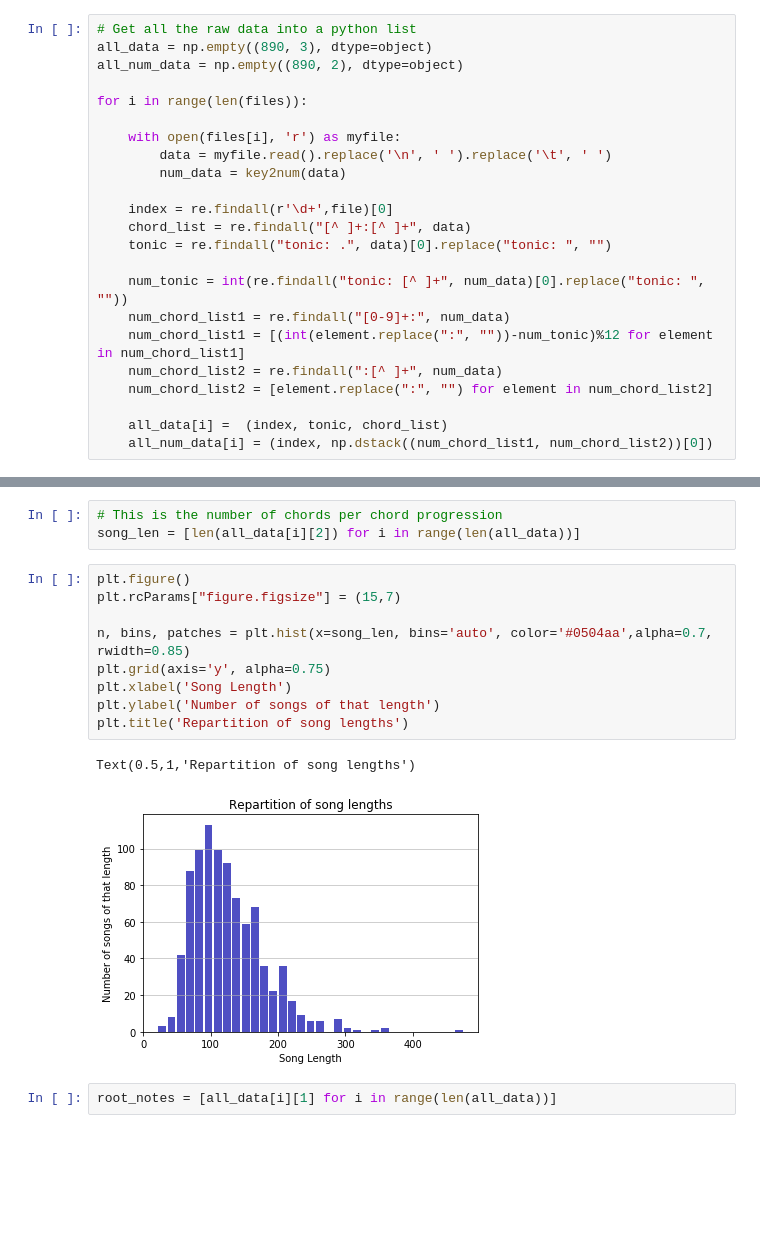
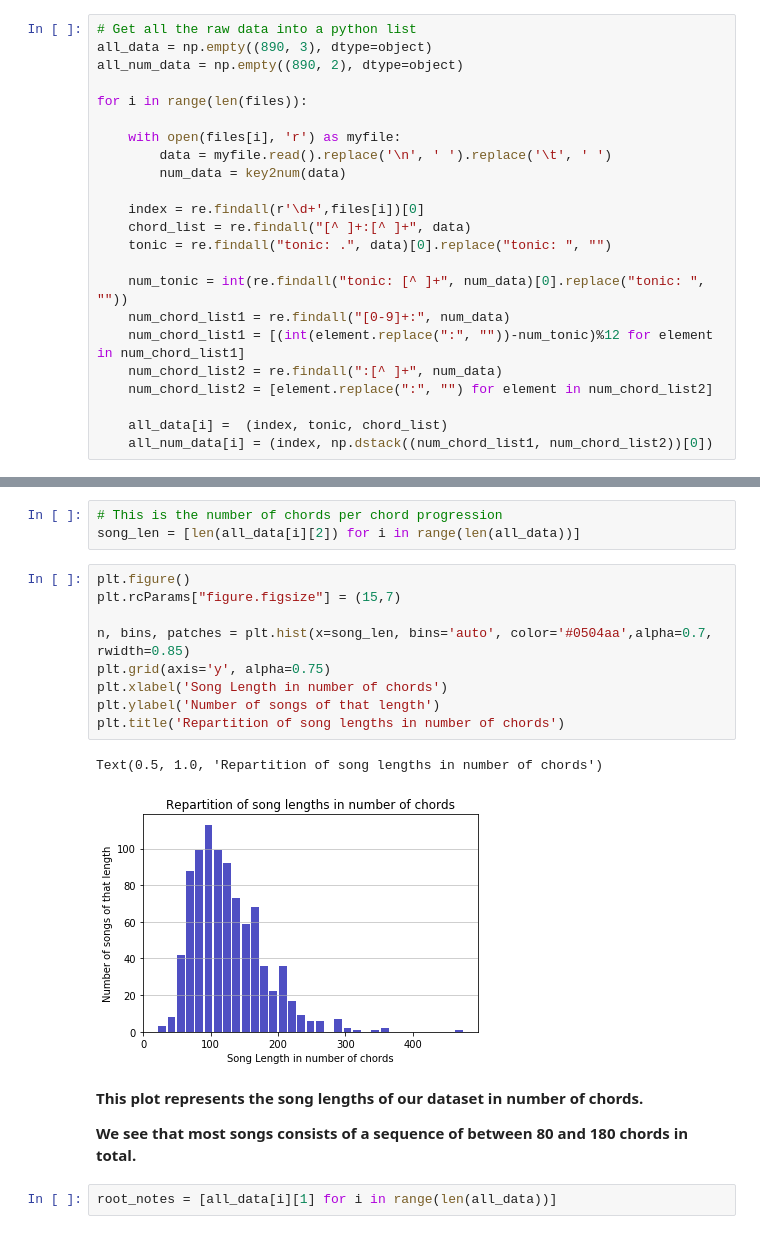
Before and after one commit to lucieperrotta/Digital-Musicology, a Jupyter notebook: preprocessing/dataset preprocessing.ipynb, the cells around one changed output, grey strips where cells are left out. Saved outputs shown, nothing was run; the diff lists cells and outputs as text; blank space fills up the shorter version.

```diff
--- a/preprocessing/dataset preprocessing.ipynb
+++ b/preprocessing/dataset preprocessing.ipynb
@@ -38,7 +39,7 @@ for i in range(len(files)):
         data = myfile.read().replace('\n', ' ').replace('\t', ' ')
         num_data = key2num(data)
 
-    index = re.findall(r'\d+',file)[0]
+    index = re.findall(r'\d+',files[i])[0]
     chord_list = re.findall("[^ ]+:[^ ]+", data)
     tonic = re.findall("tonic: .", data)[0].replace("tonic: ", "")
 
@@ -91,15 +92,19 @@ song_len = [len(all_data[i][2]) for i in range(len(all_data))]
 # %%
 plt.figure()
 plt.rcParams["figure.figsize"] = (15,7)
 
 n, bins, patches = plt.hist(x=song_len, bins='auto', color='#0504aa',alpha=0.7, rwidth=0.85)
 plt.grid(axis='y', alpha=0.75)
-plt.xlabel('Song Length')
+plt.xlabel('Song Length in number of chords')
 plt.ylabel('Number of songs of that length')
-plt.title('Repartition of song lengths')
+plt.title('Repartition of song lengths in number of chords')
 # %% [output]
-Text(0.5,1,'Repartition of song lengths')
+Text(0.5, 1.0, 'Repartition of song lengths in number of chords')
-[figure, old version]
+[figure, new version]
+# %% [markdown]
+**This plot represents the song lengths of our dataset in number of chords.**
+
+**We see that most songs consists of a sequence of between 80 and 180 chords in total.**
 # %%
 root_notes = [all_data[i][1] for i in range(len(all_data))]
 # %%
```
Also changed, not shown: parts of 11 cells of this notebook.
